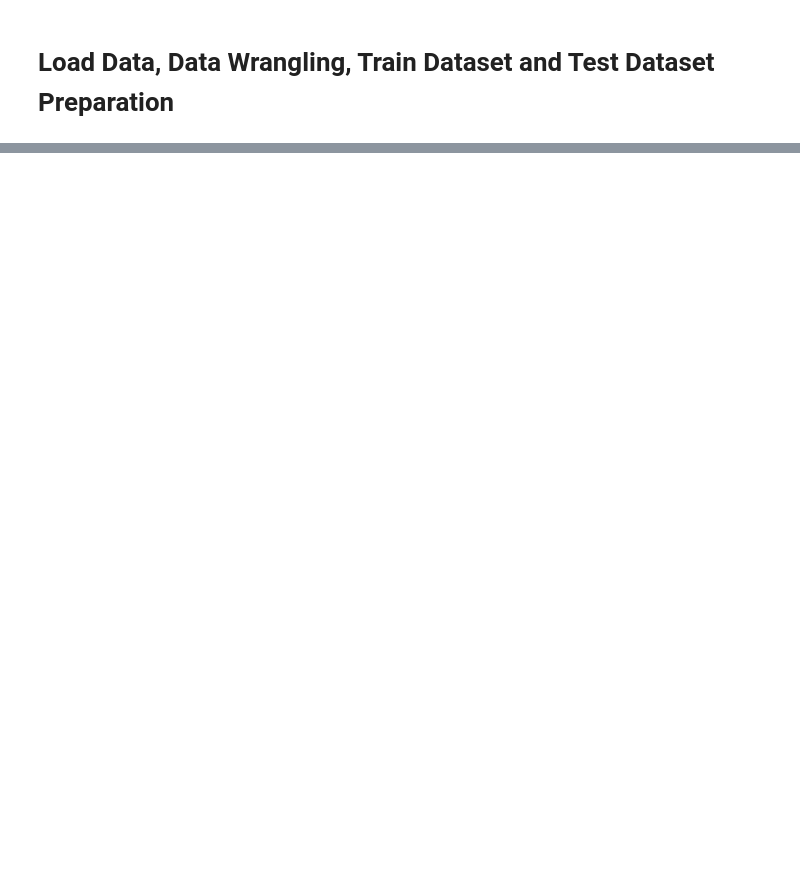
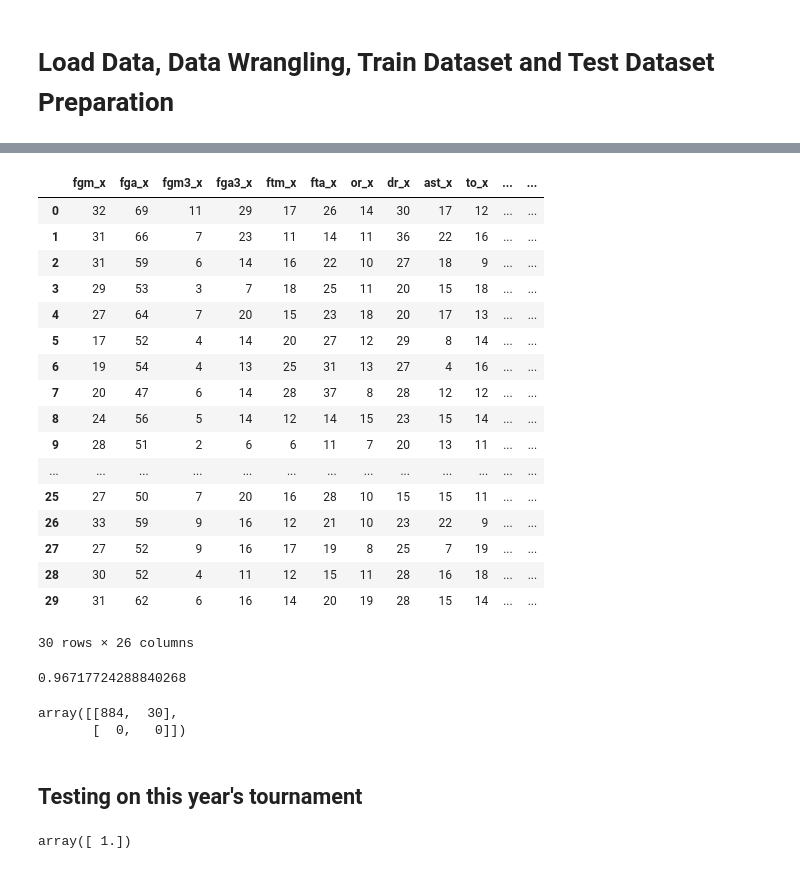
Before and after one commit to eddiewu01/NCAA-Basketball-Prediction, a Jupyter notebook: Data Preparation.ipynb, the cells around one changed output, grey strips where cells are left out. Saved outputs shown, nothing was run; the diff lists cells and outputs as text; code cells hidden in the pictures; blank space fills up the shorter version.

```diff
--- a/Data Preparation.ipynb
+++ b/Data Preparation.ipynb
@@ -57,0 +124,39 @@ NameError: name 'TrainData' is not defined
+# %%
+Tourney_test_df = Tourney_df[['Wfgm', 'Wfga', 'Wfgm3', 'Wfga3', 'Wftm', 'Wfta', 'Wor', 'Wdr', 'Wast', 'Wto', 'Wstl', 'Wblk', 'Wpf',\
+                                           'Lfgm', 'Lfga', 'Lfgm3', 'Lfga3', 'Lftm', 'Lfta', 'Lor', 'Ldr', 'Last', 'Lto', 'Lstl', 'Lblk', 'Lpf']]\
+.rename(columns = {'Wfgm':'fgm_x', 'Wfga':'fga_x', 'Wfgm3':'fgm3_x', 'Wfga3':'fga3_x', 'Wftm':'ftm_x', 'Wfta':'fta_x', 'Wor':'or_x', 'Wdr':'dr_x', 'Wast':'ast_x', 'Wto':'to_x', 'Wstl':'stl_x', 'Wblk':'blk_x', 'Wpf':'pf_x',\
+                  'Lfgm':'fgm_y', 'Lfga':'fga_y', 'Lfgm3':'fgm3_y', 'Lfga3':'fga3_y', 'Lftm':'ftm_y', 'Lfta':'fta_y', 'Lor':'or_y', 'Ldr':'dr_y', 'Last':'ast_y', 'Lto':'to_y', 'Lstl':'stl_y', 'Lblk':'blk_y', 'Lpf':'pf_y'})\
+.reset_index(drop = True)
+TestLabel = np.ones((len(Tourney_test_df)))
+Tourney_test_df.head(n=30)
+# %% [output]
+|  | fgm_x | fga_x | fgm3_x | fga3_x | ftm_x | fta_x | or_x | dr_x | ast_x | to_x | ... | ... |
+| 0 | 32 | 69 | 11 | 29 | 17 | 26 | 14 | 30 | 17 | 12 | ... | ... |
+| 1 | 31 | 66 | 7 | 23 | 11 | 14 | 11 | 36 | 22 | 16 | ... | ... |
+| 2 | 31 | 59 | 6 | 14 | 16 | 22 | 10 | 27 | 18 | 9 | ... | ... |
+| 3 | 29 | 53 | 3 | 7 | 18 | 25 | 11 | 20 | 15 | 18 | ... | ... |
+| 4 | 27 | 64 | 7 | 20 | 15 | 23 | 18 | 20 | 17 | 13 | ... | ... |
+| 5 | 17 | 52 | 4 | 14 | 20 | 27 | 12 | 29 | 8 | 14 | ... | ... |
+| 6 | 19 | 54 | 4 | 13 | 25 | 31 | 13 | 27 | 4 | 16 | ... | ... |
+| 7 | 20 | 47 | 6 | 14 | 28 | 37 | 8 | 28 | 12 | 12 | ... | ... |
+| 8 | 24 | 56 | 5 | 14 | 12 | 14 | 15 | 23 | 15 | 14 | ... | ... |
+| 9 | 28 | 51 | 2 | 6 | 6 | 11 | 7 | 20 | 13 | 11 | ... | ... |
+| ... | ... | ... | ... | ... | ... | ... | ... | ... | ... | ... | ... | ... |
+| 25 | 27 | 50 | 7 | 20 | 16 | 28 | 10 | 15 | 15 | 11 | ... | ... |
+| 26 | 33 | 59 | 9 | 16 | 12 | 21 | 10 | 23 | 22 | 9 | ... | ... |
+| 27 | 27 | 52 | 9 | 16 | 17 | 19 | 8 | 25 | 7 | 19 | ... | ... |
+| 28 | 30 | 52 | 4 | 11 | 12 | 15 | 11 | 28 | 16 | 18 | ... | ... |
+| 29 | 31 | 62 | 6 | 16 | 14 | 20 | 19 | 28 | 15 | 14 | ... | ... |
+30 rows × 26 columns
+# %%
+clf.fit(TrainData, TrainLabel)
+accuracy_score(TestLabel, clf.predict(Tourney_test_df))
+# %% [output]
+0.96717724288840268
+# %%
+confusion_matrix(TestLabel, clf.predict(Tourney_test_df))
+# %% [output]
+array([[884,  30],
+       [  0,   0]])
+# %% [markdown]
+## Testing on this year's tournament
@@ -57,0 +173,4 @@ NameError: name 'TrainData' is not defined
+# %%
+clf.predict(test_game) # UMBC won, predicted correctly
+# %% [output]
+array([ 1.])
```
Also changed, not shown: parts of 14 cells of this notebook, 2 other files.
